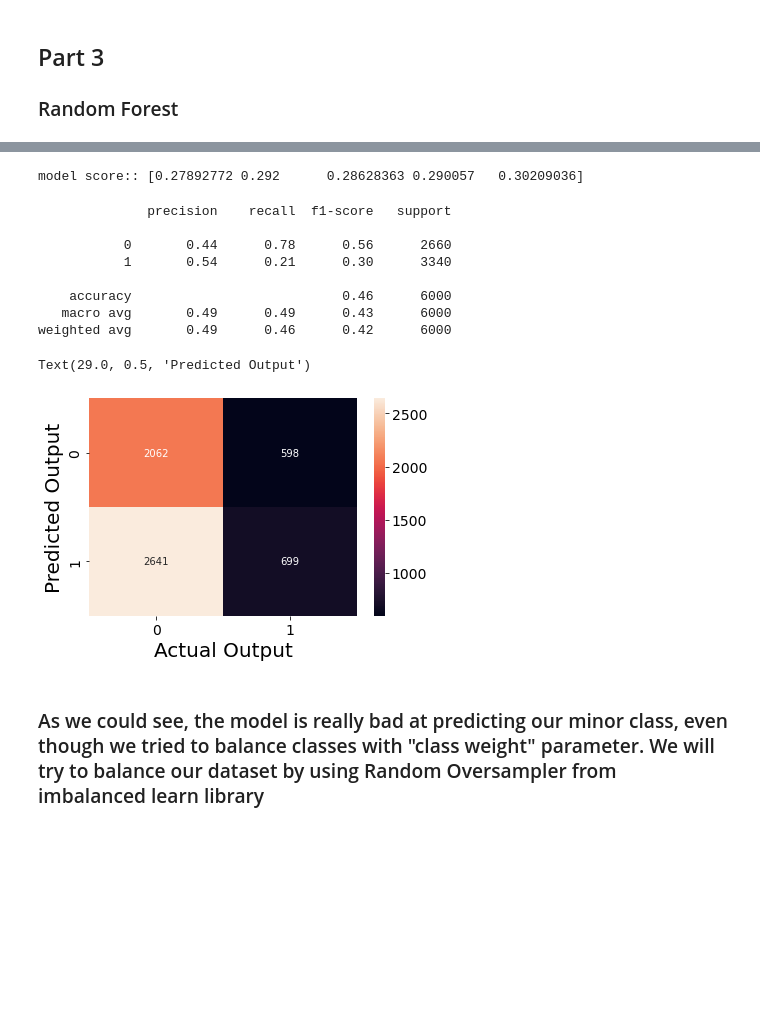
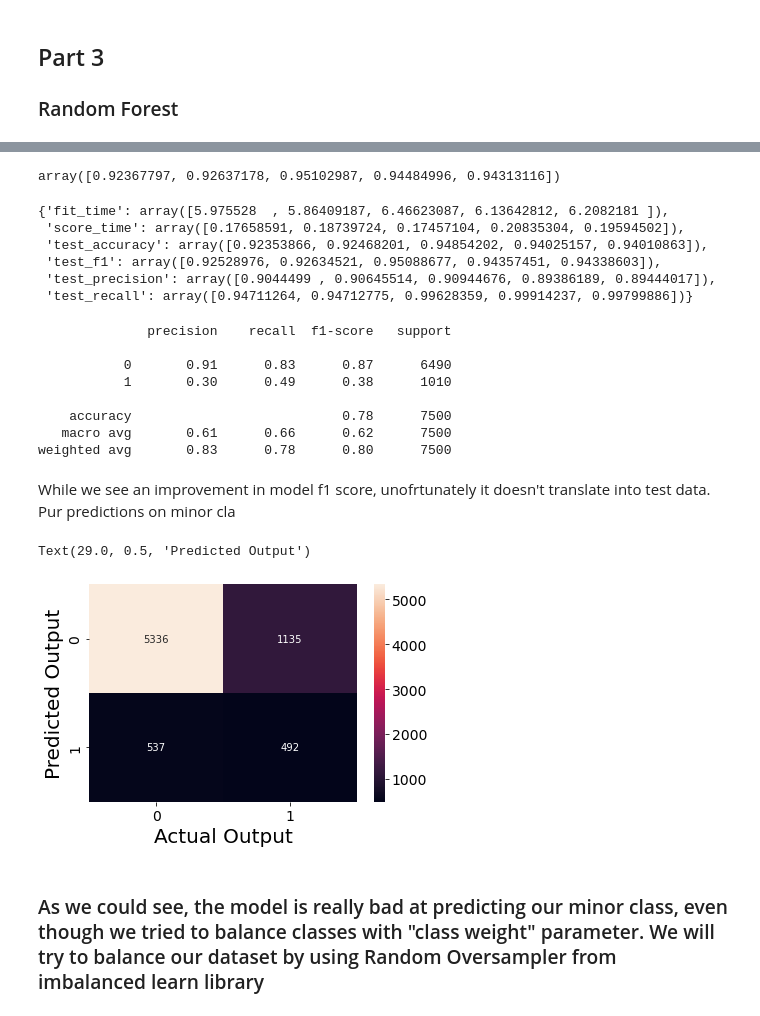
Before and after one commit to Juliana-Yakimchuk/Classif_Credit_Card, a Jupyter notebook: CC_Classification.ipynb, the cells around one changed output, grey strips where cells are left out. Cells and saved outputs as stored; diff of their text form; code cells hidden in the pictures; blank space fills up the shorter version.

Commit message:
Added Random Forest Classifier

```diff
--- a/CC_Classification.ipynb
+++ b/CC_Classification.ipynb
@@ -539,7 +528,7 @@ pipe_log_reg_res = Pipeline(steps=[('preprocessor', preprocessor_res),
 # %%
-pipe_log_reg_res.fit(X_res, y_res)
+pipe_log_reg.fit(X_res, y_res)
 
-scores=cross_val_score(pipe_log_reg_res,X_res, y_res, cv = 5, scoring = 'f1')
+scores=cross_val_score(pipe_log_reg,X_res, y_res, cv = 5, scoring = 'f1')
 
 print(f"model score:: {scores}" )
 # %% [output]
@@ -596,43 +562,48 @@ num_transformer = Pipeline(steps=[
-# %%
-preprocessor = ColumnTransformer(
-    transformers=[
-        ('age',age_transformer, age ),
-        ('num', num_transformer, num),
-        ('cat', cat_transformer, cat)])
 # %%
 pipe_rf_clf = Pipeline(steps=[('preprocessor', preprocessor),
-                      ('classifier', LogisticRegression(max_iter = 1000,class_weight = 'balanced'))
+                      ('classifier', RandomForestClassifier())
                                                          ])
 
-pipe_rf_clf.fit(X_train, y_train)
+pipe_rf_clf.fit(X_res, y_res)
 
-scores=cross_val_score(pipe_rf_clf,X_train, y_train, cv = 5, scoring = 'f1')
-
-print(f"model score:: {scores}" )
+scores=cross_val_score(pipe_rf_clf,X_res, y_res, cv = 5, scoring = 'f1')
+scores
+#print(f"model score:: {scores}" )
 # %% [output]
-model score:: [0.27892772 0.292      0.28628363 0.290057   0.30209036]
+array([0.92367797, 0.92637178, 0.95102987, 0.94484996, 0.94313116])
+# %%
+scores=cross_validate(pipe_rf_clf,X_res, y_res, cv = 5, scoring = ['accuracy','f1','precision', 'recall'])
+scores
+# %% [output]
+{'fit_time': array([5.975528  , 5.86409187, 6.46623087, 6.13642812, 6.2082181 ]),
+ 'score_time': array([0.17658591, 0.18739724, 0.17457104, 0.20835304, 0.19594502]),
+ 'test_accuracy': array([0.92353866, 0.92468201, 0.94854202, 0.94025157, 0.94010863]),
+ 'test_f1': array([0.92528976, 0.92634521, 0.95088677, 0.94357451, 0.94338603]),
+ 'test_precision': array([0.9044499 , 0.90645514, 0.90944676, 0.89386189, 0.89444017]),
+ 'test_recall': array([0.94711264, 0.94712775, 0.99628359, 0.99914237, 0.99799886])}
 # %%
-y_pred_rf=(pipe_rf_clf.predict(X_test)>0.5).astype(int)
+y_pred_rf=(pipe_rf_clf.predict(X_te)>0.5).astype(int)
 
-print(classification_report(y_pred_rf,y_test, digits = 2))
-#the scores on our minor class are very poor, we will need to address class imbalance better.
+print(classification_report(y_pred_rf,y_te, digits = 2))
 # %% [output]
               precision    recall  f1-score   support
 
-           0       0.44      0.78      0.56      2660
-           1       0.54      0.21      0.30      3340
+           0       0.91      0.83      0.87      6490
+           1       0.30      0.49      0.38      1010
 
-    accuracy                           0.46      6000
-   macro avg       0.49      0.49      0.43      6000
-weighted avg       0.49      0.46      0.42      6000
+    accuracy                           0.78      7500
+   macro avg       0.61      0.66      0.62      7500
+weighted avg       0.83      0.78      0.80      7500
+# %% [markdown]
+While we see an improvement in model f1 score, unofrtunately it doesn't translate into test data. Pur predictions on minor cla
 # %%
-cm= confusion_matrix(y_pred_rf, y_test)
+cm= confusion_matrix(y_pred_rf, y_te)
 ax=sns.heatmap(cm, annot=True, fmt="0", annot_kws={"size":10})
 plt.xlabel('Actual Output', fontsize=20)
 plt.ylabel('Predicted Output', fontsize=20)
 # %% [output]
 Text(29.0, 0.5, 'Predicted Output')
-[figure, old version]
+[figure, new version]
 # %% [markdown]
 ### As we could see, the model is really bad at predicting our minor class, even though we tried to balance classes with "class weight" parameter. We will try to balance our dataset by using Random Oversampler from imbalanced learn library
 # %%
```
Also changed, not shown: parts of 13 cells of this notebook.
